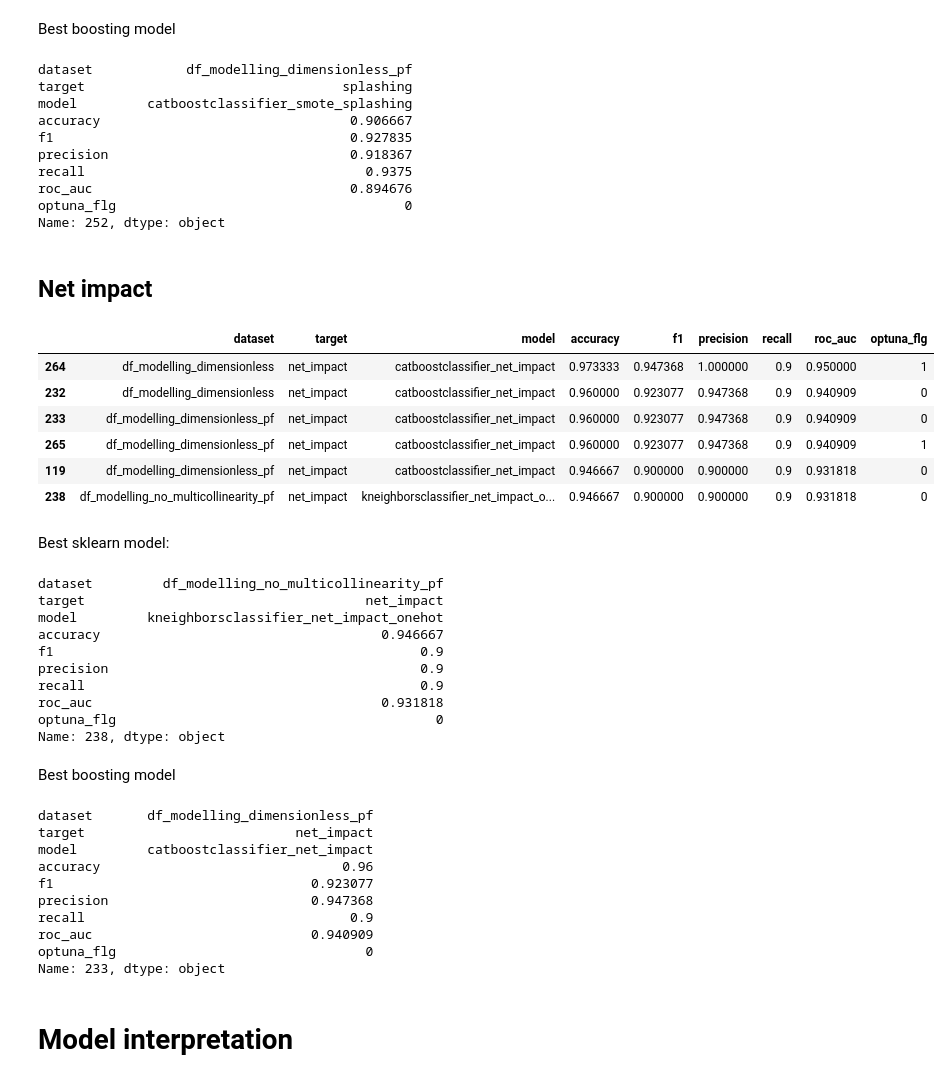
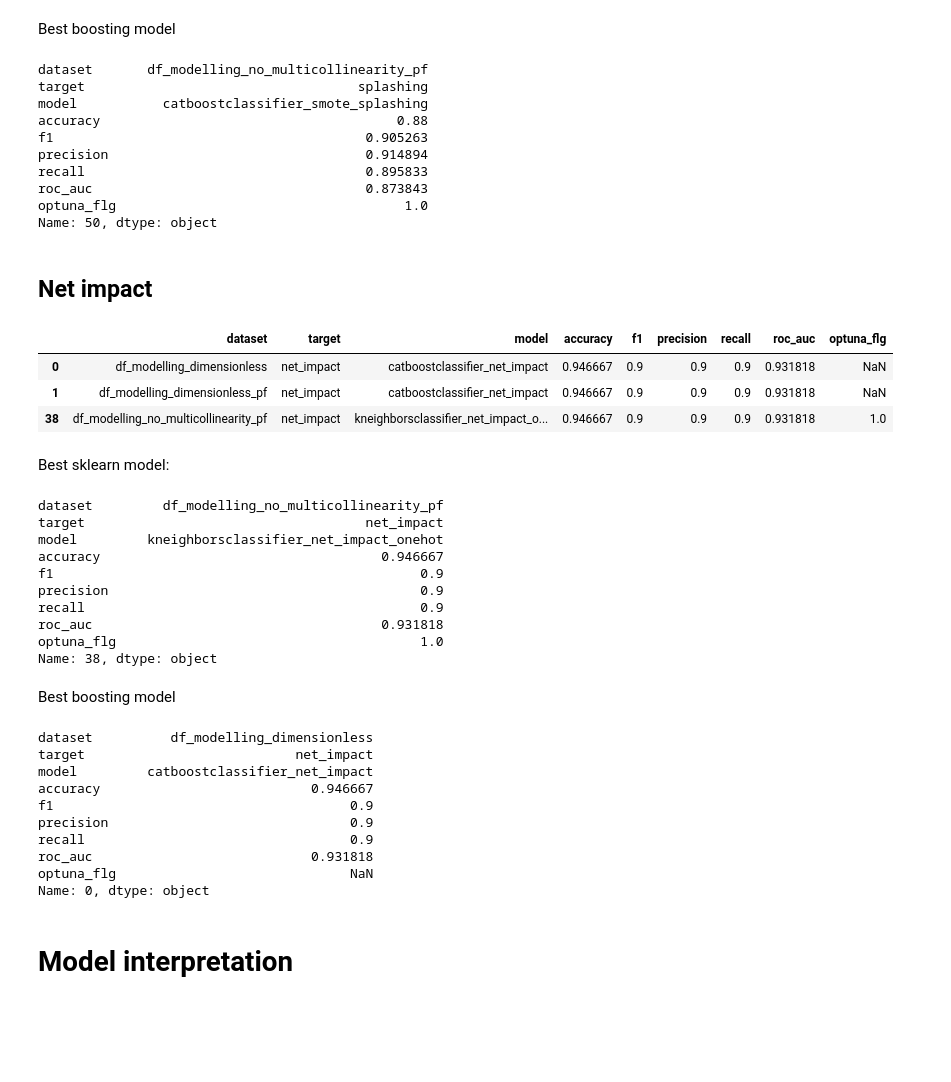
Before and after one commit to mvulf/drop-wall-impact-ml-prediction, a Jupyter notebook: notebooks/models_interpretation.ipynb, the cells around one changed output. Cells and saved outputs as stored; diff of their text form; code cells hidden in the pictures; blank space fills up the shorter version.

```diff
--- a/notebooks/models_interpretation.ipynb
+++ b/notebooks/models_interpretation.ipynb
@@ -26,7 +29,7 @@ RANDOM_STATE = 42
 # %% [markdown]
 # Choosing best models
 # %%
-df_metrics = pd.read_excel(r'..\results\metrics_modelling2.xlsx', index_col=[0])
+df_metrics = pd.read_excel(r'..\results\metrics_modelling2_filtered_optuna.xlsx', index_col=[0])
 dict_best_models = {}
 # %% [markdown]
 ## Splashing
@@ -62,17 +63,17 @@ Name: 256, dtype: object
 # %% [markdown]
 Best boosting model
 # %%
-df_metrics.iloc[252]
+df_metrics.iloc[50]
 # %% [output]
-dataset            df_modelling_dimensionless_pf
-target                                 splashing
-model         catboostclassifier_smote_splashing
-accuracy                                0.906667
-f1                                      0.927835
-precision                               0.918367
-recall                                    0.9375
-roc_auc                                 0.894676
-optuna_flg                                     0
-Name: 252, dtype: object
+dataset       df_modelling_no_multicollinearity_pf
+target                                   splashing
+model           catboostclassifier_smote_splashing
+accuracy                                      0.88
+f1                                        0.905263
+precision                                 0.914894
+recall                                    0.895833
+roc_auc                                   0.873843
+optuna_flg                                     1.0
+Name: 50, dtype: object
 # %%
 dict_best_models['splashing'] = {
@@ -81,19 +82,16 @@ dict_best_models['splashing'] = {
 # %% [markdown]
 ## Net impact
 # %%
-df_metrics[df_metrics['target']=='net_impact'].sort_values(by='f1', ascending=False).head(6)
+df_metrics[df_metrics['target']=='net_impact'].sort_values(by='f1', ascending=False).head(3)
 # %% [output]
 |  | dataset | target | model | accuracy | f1 | precision | recall | roc_auc | optuna_flg |
-| 264 | df_modelling_dimensionless | net_impact | catboostclassifier_net_impact | 0.973333 | 0.947368 | 1.000000 | 0.9 | 0.950000 | 1 |
-| 232 | df_modelling_dimensionless | net_impact | catboostclassifier_net_impact | 0.960000 | 0.923077 | 0.947368 | 0.9 | 0.940909 | 0 |
-| 233 | df_modelling_dimensionless_pf | net_impact | catboostclassifier_net_impact | 0.960000 | 0.923077 | 0.947368 | 0.9 | 0.940909 | 0 |
-| 265 | df_modelling_dimensionless_pf | net_impact | catboostclassifier_net_impact | 0.960000 | 0.923077 | 0.947368 | 0.9 | 0.940909 | 1 |
-| 119 | df_modelling_dimensionless_pf | net_impact | catboostclassifier_net_impact | 0.946667 | 0.900000 | 0.900000 | 0.9 | 0.931818 | 0 |
-| 238 | df_modelling_no_multicollinearity_pf | net_impact | kneighborsclassifier_net_impact_o... | 0.946667 | 0.900000 | 0.900000 | 0.9 | 0.931818 | 0 |
+| 0 | df_modelling_dimensionless | net_impact | catboostclassifier_net_impact | 0.946667 | 0.9 | 0.9 | 0.9 | 0.931818 | NaN |
+| 1 | df_modelling_dimensionless_pf | net_impact | catboostclassifier_net_impact | 0.946667 | 0.9 | 0.9 | 0.9 | 0.931818 | NaN |
+| 38 | df_modelling_no_multicollinearity_pf | net_impact | kneighborsclassifier_net_impact_o... | 0.946667 | 0.9 | 0.9 | 0.9 | 0.931818 | 1.0 |
 # %% [markdown]
 Best sklearn model:
 # %%
-df_metrics.iloc[238]
+df_metrics.iloc[38]
 # %% [output]
 dataset         df_modelling_no_multicollinearity_pf
 target                                    net_impact
@@ -103,22 +101,22 @@ f1                                               0.9
 precision                                        0.9
 recall                                           0.9
 roc_auc                                     0.931818
-optuna_flg                                         0
-Name: 238, dtype: object
+optuna_flg                                       1.0
+Name: 38, dtype: object
 # %% [markdown]
 Best boosting model
 # %%
-df_metrics.iloc[233]
+df_metrics.iloc[0]
 # %% [output]
-dataset       df_modelling_dimensionless_pf
+dataset          df_modelling_dimensionless
 target                           net_impact
 model         catboostclassifier_net_impact
-accuracy                               0.96
-f1                                 0.923077
-precision                          0.947368
+accuracy                           0.946667
+f1                                      0.9
+precision                               0.9
 recall                                  0.9
-roc_auc                            0.940909
-optuna_flg                                0
-Name: 233, dtype: object
+roc_auc                            0.931818
+optuna_flg                              NaN
+Name: 0, dtype: object
 # %%
 dict_best_models['net_impact'] = {
```
Also changed, not shown: parts of 39 cells of this notebook, 11 other files.
